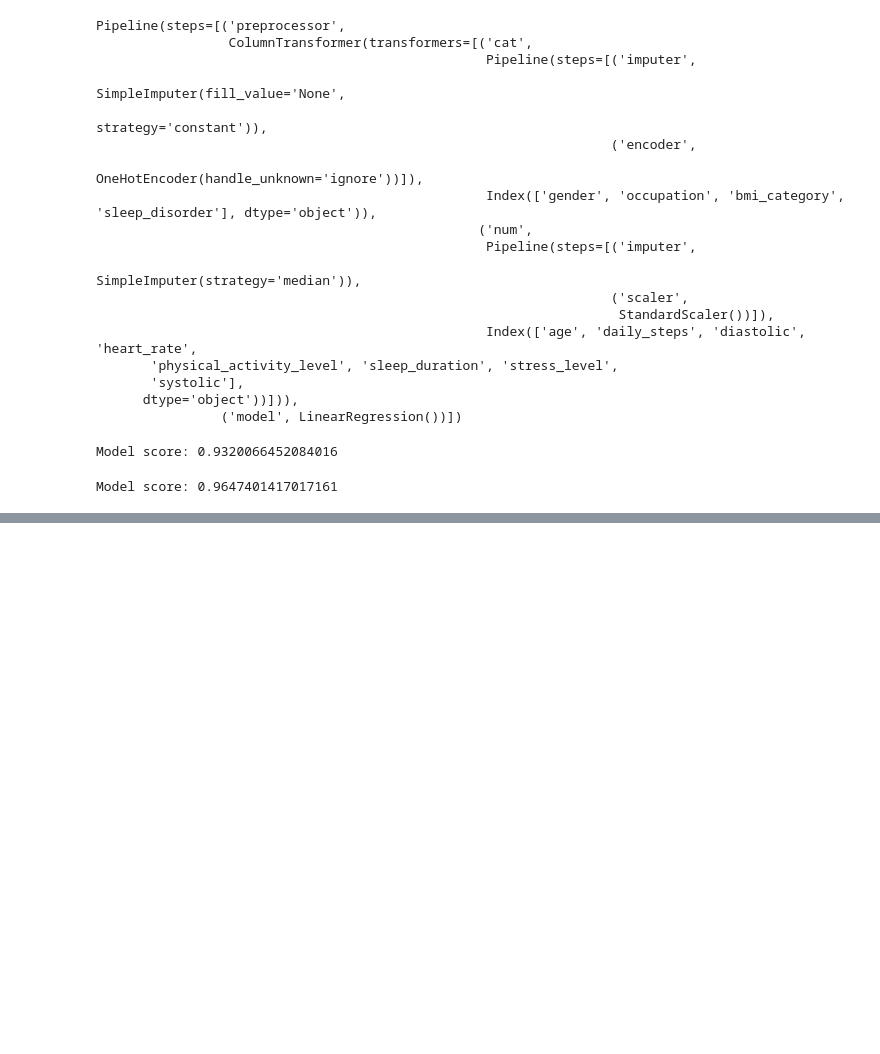
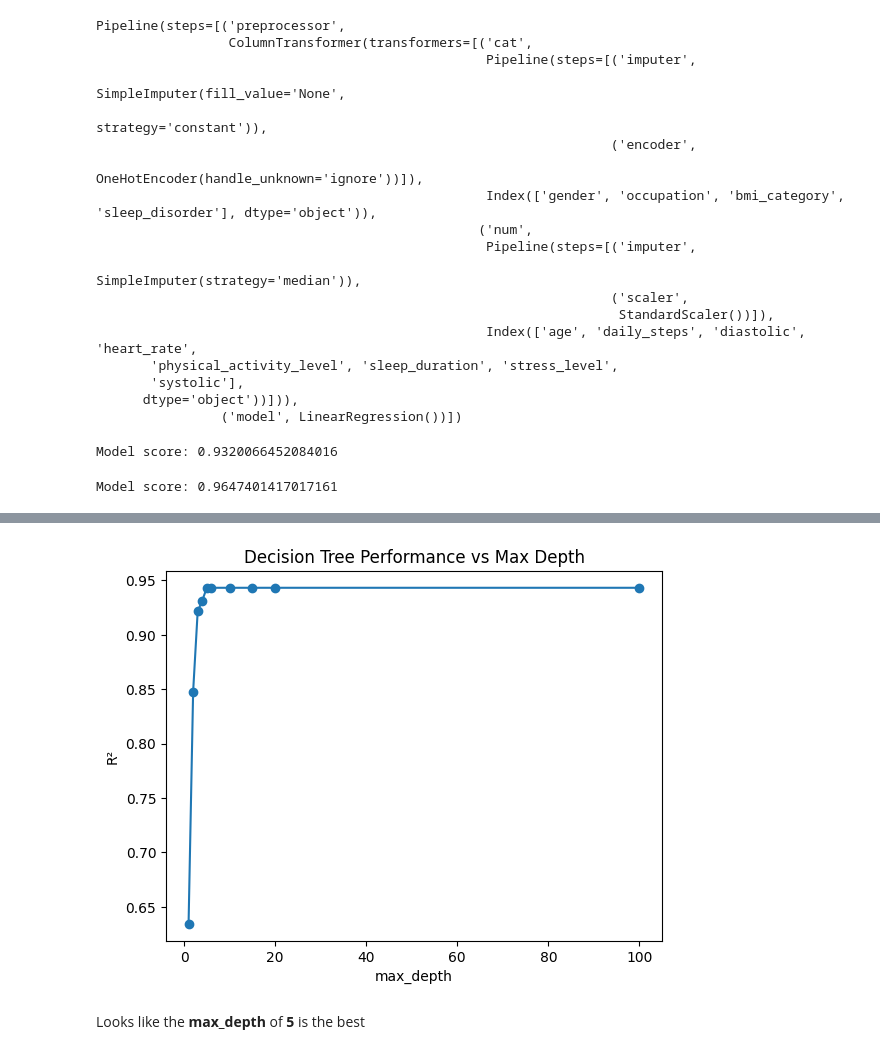
Before and after one commit to eadka/sleep-health-predictor, a Jupyter notebook: notebooks/notebook.ipynb, the cells around one changed output, grey strips where cells are left out. Saved outputs shown, nothing was run; the diff lists cells and outputs as text; code cells hidden in the pictures; blank space fills up the shorter version.

```diff
--- a/notebooks/notebook.ipynb
+++ b/notebooks/notebook.ipynb
@@ -470,0 +671,15 @@ Random Forest: R² = 0.949
+# %%
+scores = []
+
+for i in [1, 10, 100, 1000, 10000, 100000]:
+    model = Lasso(max_iter=i)
+    pipe = Pipeline(steps=[
+    ('preprocessor', preprocessor),
+    ('model', model)
+    ])
+
+    pipe.fit(df_train, y_train)
+    score = pipe.score(df_val, y_val)
+    scores.append((a, score))
+    print(f"Max iteration value of {i}: R² = {score:.3f}")
+    print()
@@ -470,0 +702,2 @@ Random Forest: R² = 0.949
+# %%
+model = Lasso(alpha=0.001)
@@ -470,0 +710,15 @@ Random Forest: R² = 0.949
+# %%
+scores = []
+
+for d in [1, 2, 3, 4, 5, 6, 10, 15, 20, 100, None]:
+    model = DecisionTreeRegressor(max_depth=d)
+    pipe = Pipeline(steps=[
+    ('preprocessor', preprocessor),
+    ('model', model)
+    ])
+
+    pipe.fit(df_train, y_train)
+    score = pipe.score(df_val, y_val)
+    scores.append((d, score))
+    print(f"Max depth value of {d}: R² = {score:.3f}")
+    print()
@@ -470,0 +743,4 @@ Random Forest: R² = 0.949
+# %%
+columns = ['max_depth', 'R2']
+df_scores = pd.DataFrame(scores, columns=columns)
+df_scores
@@ -470,0 +760,10 @@ Random Forest: R² = 0.949
+# %%
+plt.plot(df_scores['max_depth'], df_scores['R2'], marker='o')
+plt.xlabel('max_depth')
+plt.ylabel('R²')
+plt.title('Decision Tree Performance vs Max Depth')
+plt.show()
+# %% [output]
+[figure, added]
+# %% [markdown]
+Looks like the **max_depth** of **5** is the best
```
Also changed, not shown: parts of 86 cells of this notebook.
